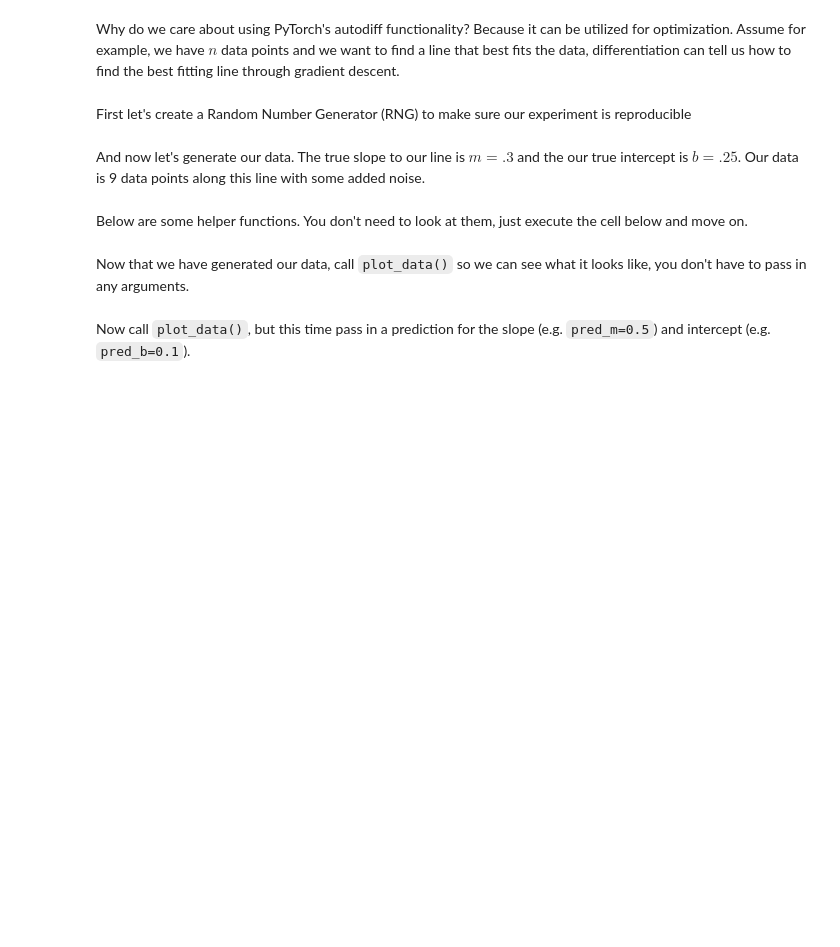
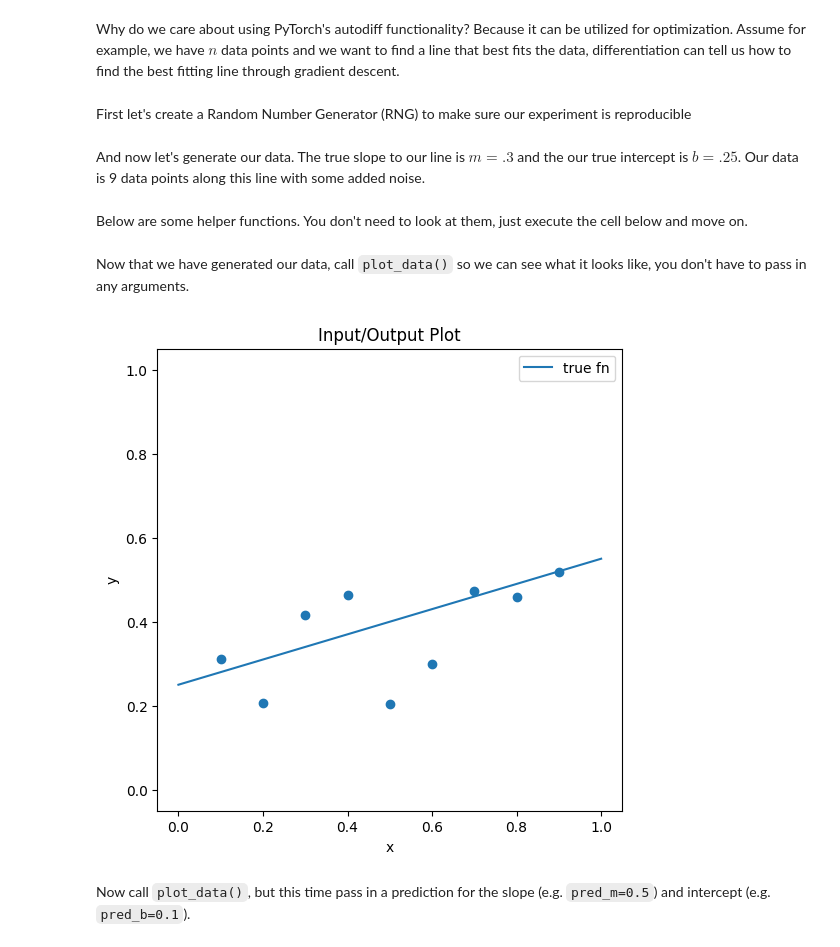
Before and after one commit to ldsbalu/Balu-Portfolio, a Jupyter notebook: lab1_pytorch_intro.ipynb, the cells around one changed output. Drawn from its saved outputs; the diff is of its cells as text; code cells hidden in the pictures; blank space fills up the shorter version.

```diff
--- a/lab1_pytorch_intro.ipynb
+++ b/lab1_pytorch_intro.ipynb
@@ -1047,6 +1080,10 @@ def plot_grad(m: torch.Tensor | List[torch.Tensor],
     ax.set_ylabel("intercept " + r"($b$)")
 # %% [markdown]
 Now that we have generated our data, call `plot_data()` so we can see what it looks like, you don't have to pass in any arguments.
+# %%
+plot_data()
+# %% [output]
+[figure, added]
 # %% [markdown]
 Now call `plot_data()`, but this time pass in a prediction for the slope (e.g.
 `pred_m=0.5`) and intercept (e.g. `pred_b=0.1`).
```
Also changed, not shown: parts of 16 cells of this notebook.
